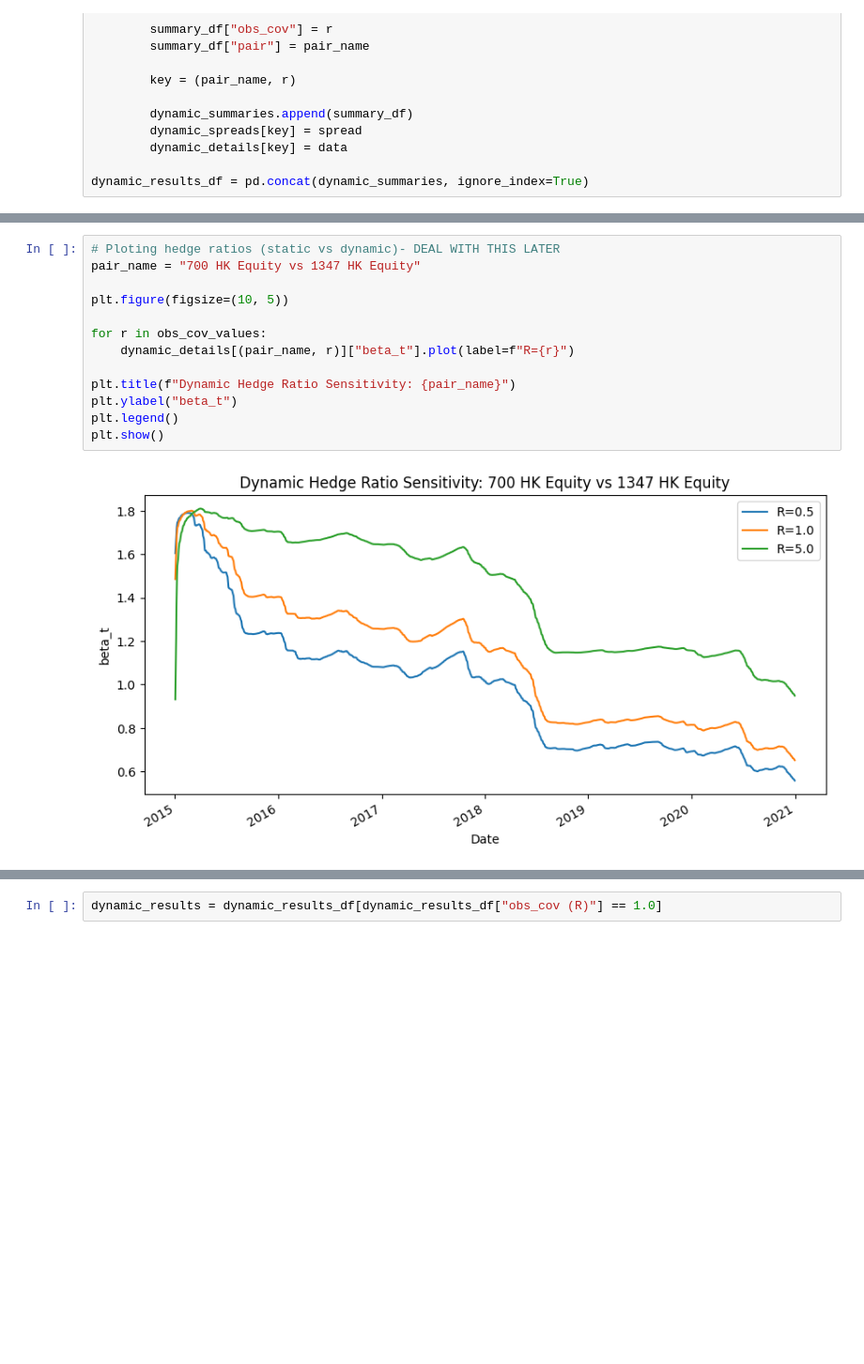
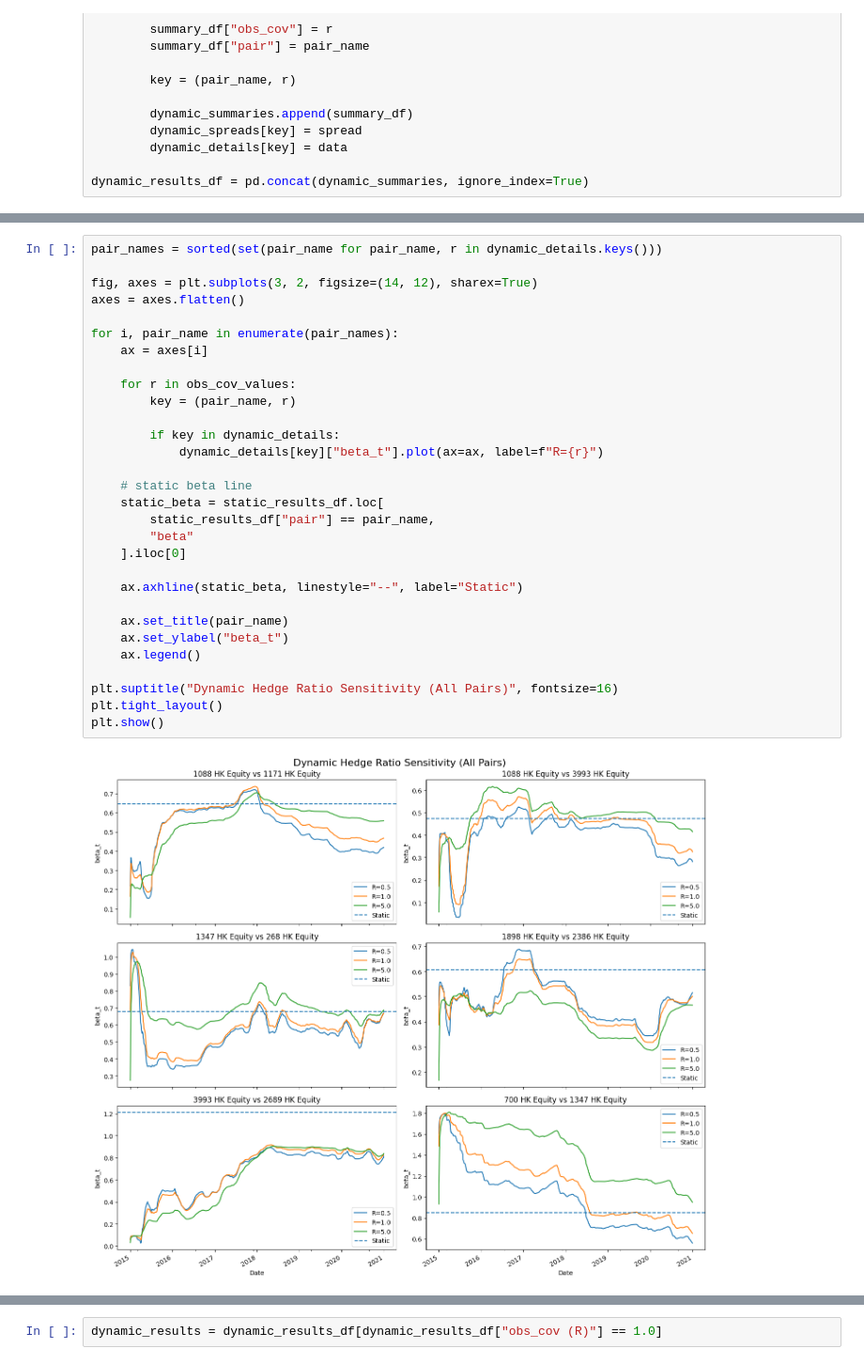
Before and after one commit to hivan04/applied-project-06039211, a Jupyter notebook: scripts/main.ipynb, the cells around one changed output, grey strips where cells are left out. Shown at 94% size. Drawn from its saved outputs; the diff is of its cells as text; blank space fills up the shorter version.

```diff
--- a/scripts/main.ipynb
+++ b/scripts/main.ipynb
@@ -888,16 +894,33 @@ dynamic_results_df.sort_values(
 # %%
-# Ploting hedge ratios (static vs dynamic)- DEAL WITH THIS LATER
-pair_name = "700 HK Equity vs 1347 HK Equity"
+pair_names = sorted(set(pair_name for pair_name, r in dynamic_details.keys()))
 
-plt.figure(figsize=(10, 5))
+fig, axes = plt.subplots(3, 2, figsize=(14, 12), sharex=True)
+axes = axes.flatten()
 
-for r in obs_cov_values:
-    dynamic_details[(pair_name, r)]["beta_t"].plot(label=f"R={r}")
+for i, pair_name in enumerate(pair_names):
+    ax = axes[i]
 
-plt.title(f"Dynamic Hedge Ratio Sensitivity: {pair_name}")
-plt.ylabel("beta_t")
-plt.legend()
+    for r in obs_cov_values:
+        key = (pair_name, r)
+
+        if key in dynamic_details:
+            dynamic_details[key]["beta_t"].plot(ax=ax, label=f"R={r}")
+
+    # static beta line
+    static_beta = static_results_df.loc[
+        static_results_df["pair"] == pair_name,
+        "beta"
+    ].iloc[0]
+
+    ax.axhline(static_beta, linestyle="--", label="Static")
+
+    ax.set_title(pair_name)
+    ax.set_ylabel("beta_t")
+    ax.legend()
+
+plt.suptitle("Dynamic Hedge Ratio Sensitivity (All Pairs)", fontsize=16)
+plt.tight_layout()
 plt.show()
 # %% [output]
-[figure, old version]
+[figure, new version]
 # %% [markdown]
```
Also changed, not shown: parts of 10 cells of this notebook, 3 other files.
